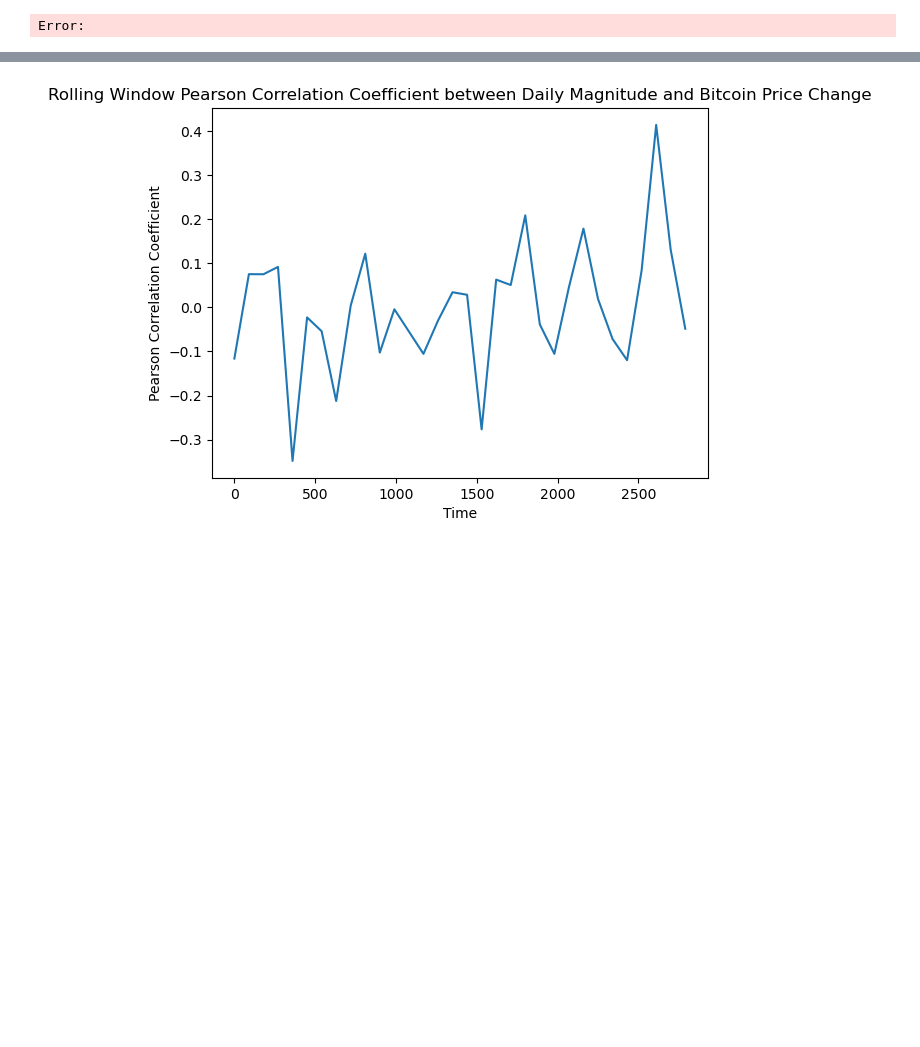
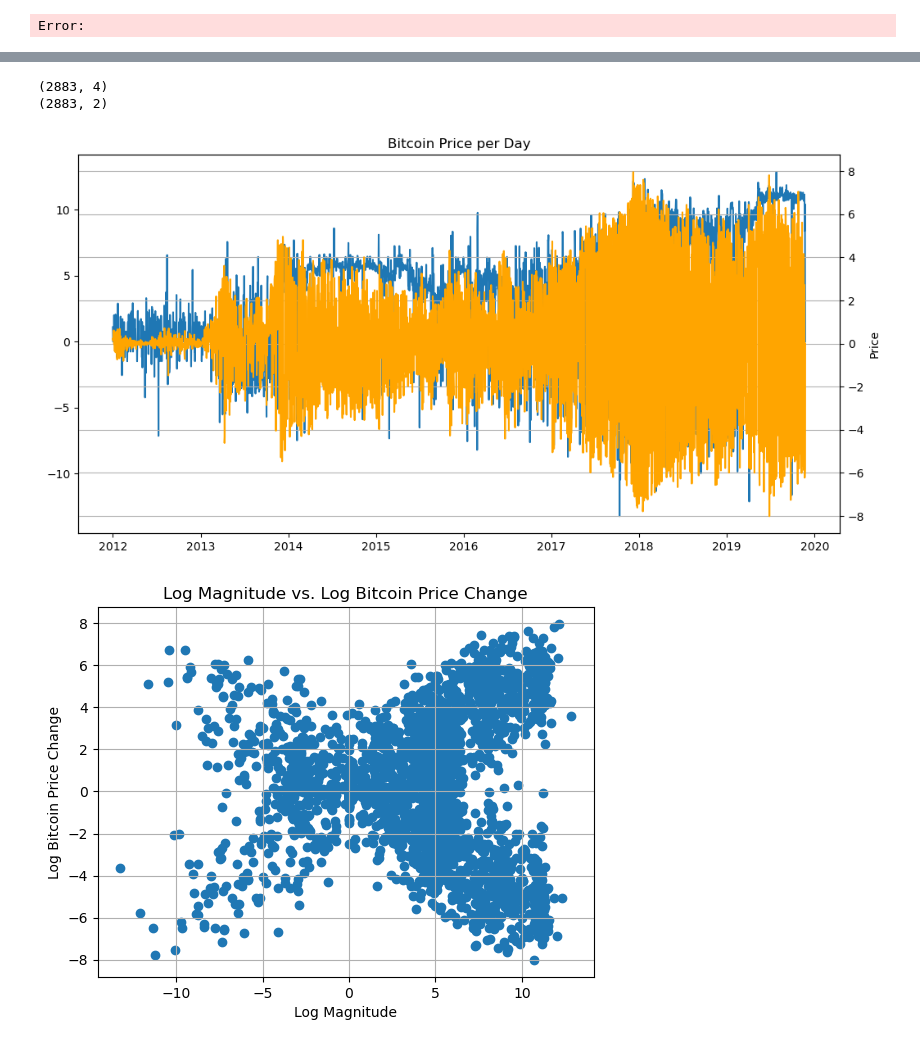
Before and after one commit to finn-prins/Scientific-Data-Analysis-Project, a Jupyter notebook: team_11.ipynb, the cells around one changed output, grey strips where cells are left out. Drawn from its saved outputs; the diff is of its cells as text; code cells hidden in the pictures; blank space fills up the shorter version.

Commit message:
finished rolling window

```diff
--- a/team_11.ipynb
+++ b/team_11.ipynb
@@ -788,9 +788,3 @@ tweet_test['date'] = pd.to_datetime(tweet_test['date']).dt.date
 avg_likes = tweet_test['likes'].mean()
 avg_replies = tweet_test['replies'].mean()
 avg_retweets = tweet_test['retweets'].mean()
-
-tweet_test['magnitude'] = (tweet_test['likes'] / avg_likes + tweet_test['replies'] / avg_replies + tweet_test['retweets'] / avg_retweets) * tweet_test['sentiment']
-
-daily_magnitude = tweet_test.groupby('date')['magnitude'].sum().reset_index()
-bitcoin_test = bitcoin[bitcoin['date'].isin(daily_magnitude['date'])].reset_index(drop=True)
-bitcoin_test['price'] = np.log(bitcoin_test['price'])
@@ -844,19 +791,55 @@ plt.show()
-# %%
-# rolling window of pearson correlation between magnitude and bitcoin price change
-window_size = 90
-window_step = window_size
-
-correlations = []
-for i in range(0, daily_magnitude.shape[0] - window_size, window_step):
-    window = daily_magnitude.iloc[i:i + window_size]
-    bitcoin_window = bitcoin_test[bitcoin_test['date'].isin(window['date'])]
-    pcc = pearson_correlation(window['magnitude'], bitcoin_window['change'])
-    correlations.append(pcc)
-
-plt.plot(range(0, daily_magnitude.shape[0] - window_size, window_step), correlations)
-plt.xlabel('Time')
-plt.ylabel('Pearson Correlation Coefficient')
-plt.title('Rolling Window Pearson Correlation Coefficient between Daily Magnitude and Bitcoin Price Change')
-plt.show()
-# %% [output]
-[figure, removed]
+# %%
+# add a date to impressions
+tweet_test['impressions'] = (tweet_test['likes'] / avg_likes + tweet_test['replies'] / avg_replies + tweet_test['retweets'] / avg_retweets)
+tweet_test['magnitude'] = tweet_test['impressions'] * tweet_test['sentiment']
+
+daily_impressions = tweet_test.groupby('date')['impressions'].sum().reset_index()
+daily_magnitude = tweet_test.groupby('date')['magnitude'].sum().reset_index()
+
+bitcoin_test = bitcoin[bitcoin['date'].isin(daily_impressions['date'])].reset_index(drop=True)
+
+bitcoin_log = np.log1p(bitcoin_test['change'].abs()) * np.sign(bitcoin_test['change'])
+magnitude_log = np.log1p(daily_magnitude['magnitude'].abs()) * np.sign(daily_magnitude['magnitude'])
+impressions_log = np.log1p(daily_impressions['impressions'].abs()) * np.sign(daily_impressions['impressions'])
+
+print((bitcoin_test).shape)
+print(daily_impressions.shape)
+
+plt.figure(figsize=(12, 6))
+plt.plot(daily_magnitude['date'], magnitude_log, label='Log Bitcoin Daily Price Change')
+plt.twinx()
+plt.plot(bitcoin_test['date'], bitcoin_log, color='orange')
+
+plt.title('Bitcoin Price per Day')
+plt.xlabel('Date')
+plt.ylabel('Price')
+plt.grid(True)
+plt.show()
+
+plt.scatter(magnitude_log, bitcoin_log)
+plt.title('Log Magnitude vs. Log Bitcoin Price Change')
+plt.xlabel('Log Magnitude')
+plt.ylabel('Log Bitcoin Price Change')
+plt.grid(True)
+plt.show()
+
+plt.scatter(daily_impressions['impressions'], abs(bitcoin_test['change']))
+plt.title('Impressions vs. Bitcoin Price Change')
+plt.xlabel('Impressions')
+plt.ylabel('Bitcoin Price Change')
+plt.grid(True)
+plt.show()
+
+plt.scatter(impressions_log, abs(bitcoin_log))
+plt.title('Impressions vs. Bitcoin Price Change')
+plt.xlabel('Impressions')
+plt.ylabel('Bitcoin Price Change')
+plt.grid(True)
+plt.show()
+
+# print(sp.stats.pearsonr(impressions_log, abs(bitcoin_log)))
+# %% [output]
+(2883, 4)
+(2883, 2)
+[figure, added]
+[figure, added]
```
Also changed, not shown: parts of 3 cells of this notebook.
